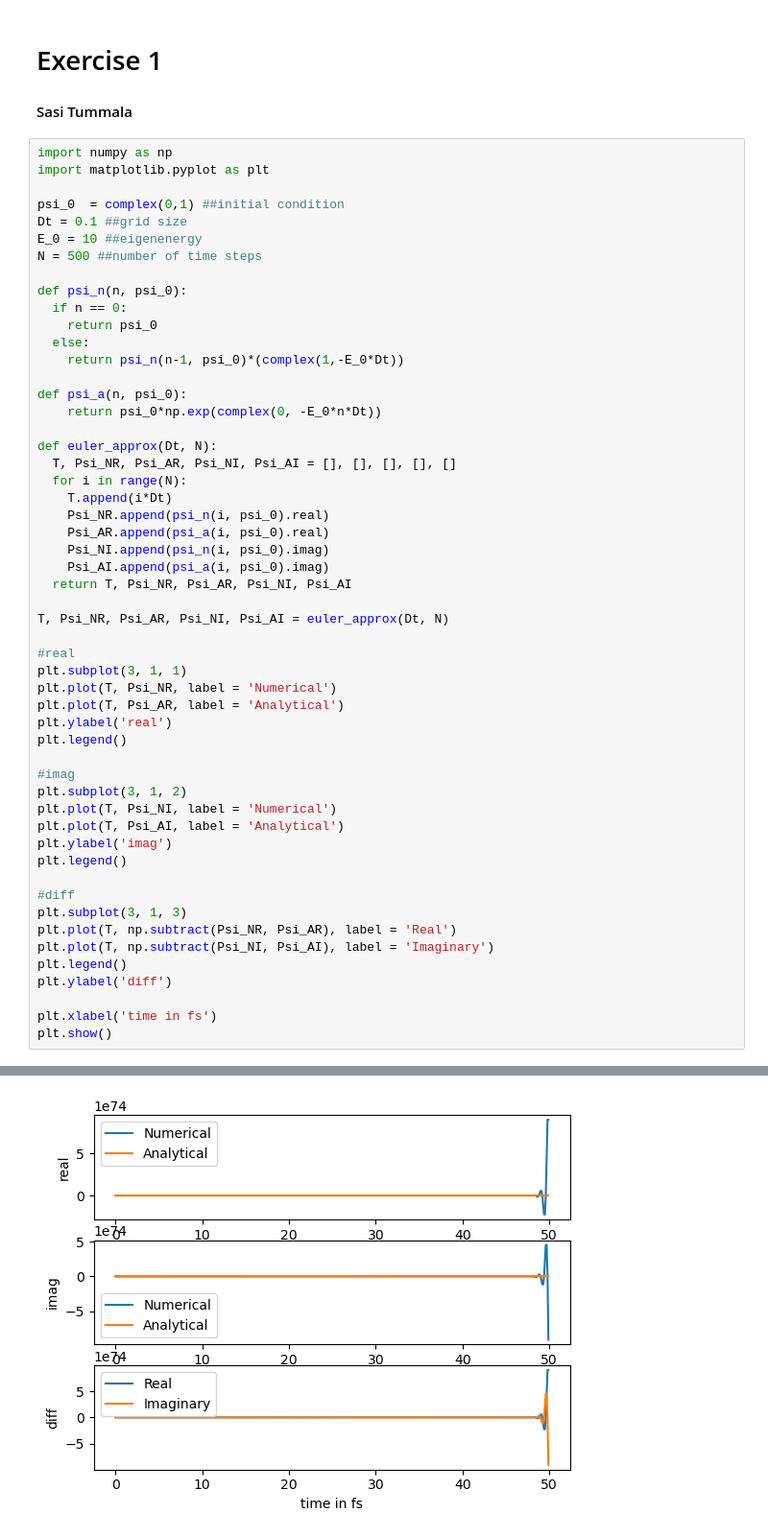
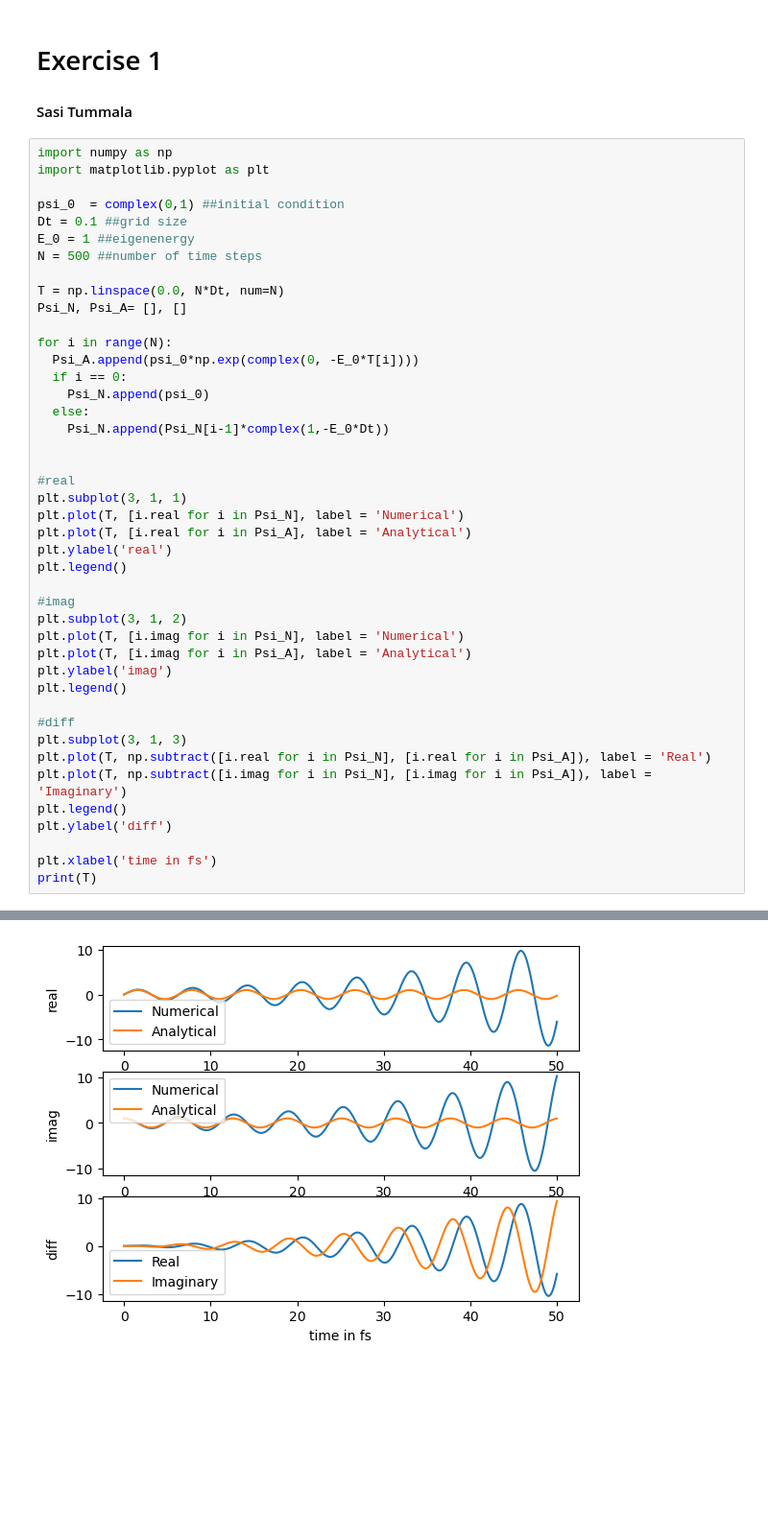
Before and after one commit to Sassy-Buoy/Comp-phys-Ex, a Jupyter notebook: ex1.ipynb, the cells around one changed output, grey strips where cells are left out. Shown at 96% size. Saved outputs shown, nothing was run; the diff lists cells and outputs as text; blank space fills up the shorter version.

```diff
--- a/ex1.ipynb
+++ b/ex1.ipynb
@@ -7,51 +7,41 @@ import matplotlib.pyplot as plt
 
 psi_0  = complex(0,1) ##initial condition
 Dt = 0.1 ##grid size
-E_0 = 10 ##eigenenergy
+E_0 = 1 ##eigenenergy
 N = 500 ##number of time steps
 
-def psi_n(n, psi_0):
-  if n == 0:
-    return psi_0
+T = np.linspace(0.0, N*Dt, num=N)
+Psi_N, Psi_A= [], []
+
+for i in range(N):
+  Psi_A.append(psi_0*np.exp(complex(0, -E_0*T[i])))
+  if i == 0:
+    Psi_N.append(psi_0)
   else:
-    return psi_n(n-1, psi_0)*(complex(1,-E_0*Dt))
+    Psi_N.append(Psi_N[i-1]*complex(1,-E_0*Dt))
 
-def psi_a(n, psi_0):
-    return psi_0*np.exp(complex(0, -E_0*n*Dt))
-
-def euler_approx(Dt, N):
-  T, Psi_NR, Psi_AR, Psi_NI, Psi_AI = [], [], [], [], []
-  for i in range(N):
-    T.append(i*Dt)
-    Psi_NR.append(psi_n(i, psi_0).real)
-    Psi_AR.append(psi_a(i, psi_0).real)
-    Psi_NI.append(psi_n(i, psi_0).imag)
-    Psi_AI.append(psi_a(i, psi_0).imag)
-  return T, Psi_NR, Psi_AR, Psi_NI, Psi_AI
-
-T, Psi_NR, Psi_AR, Psi_NI, Psi_AI = euler_approx(Dt, N)
 
 #real
 plt.subplot(3, 1, 1)
-plt.plot(T, Psi_NR, label = 'Numerical')
-plt.plot(T, Psi_AR, label = 'Analytical')
+plt.plot(T, [i.real for i in Psi_N], label = 'Numerical')
+plt.plot(T, [i.real for i in Psi_A], label = 'Analytical')
 plt.ylabel('real')
 plt.legend()
 
 #imag
 plt.subplot(3, 1, 2)
-plt.plot(T, Psi_NI, label = 'Numerical')
-plt.plot(T, Psi_AI, label = 'Analytical')
+plt.plot(T, [i.imag for i in Psi_N], label = 'Numerical')
+plt.plot(T, [i.imag for i in Psi_A], label = 'Analytical')
 plt.ylabel('imag')
 plt.legend()
 
 #diff
 plt.subplot(3, 1, 3)
-plt.plot(T, np.subtract(Psi_NR, Psi_AR), label = 'Real')
-plt.plot(T, np.subtract(Psi_NI, Psi_AI), label = 'Imaginary')
+plt.plot(T, np.subtract([i.real for i in Psi_N], [i.real for i in Psi_A]), label = 'Real')
+plt.plot(T, np.subtract([i.imag for i in Psi_N], [i.imag for i in Psi_A]), label = 'Imaginary')
 plt.legend()
 plt.ylabel('diff')
 
 plt.xlabel('time in fs')
-plt.show()
+print(T)
 # %% [output]
@@ -58 +65 @@ plt.show()
-[figure, old version]
+[figure, new version]
```
Also changed, not shown: parts of 1 cell of this notebook, 1 other file.
